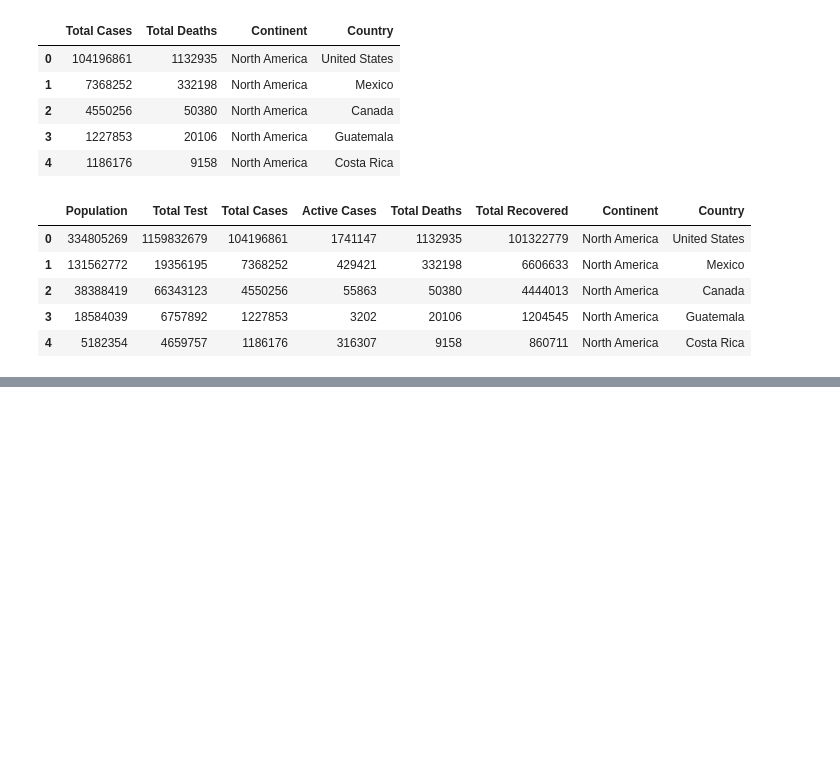
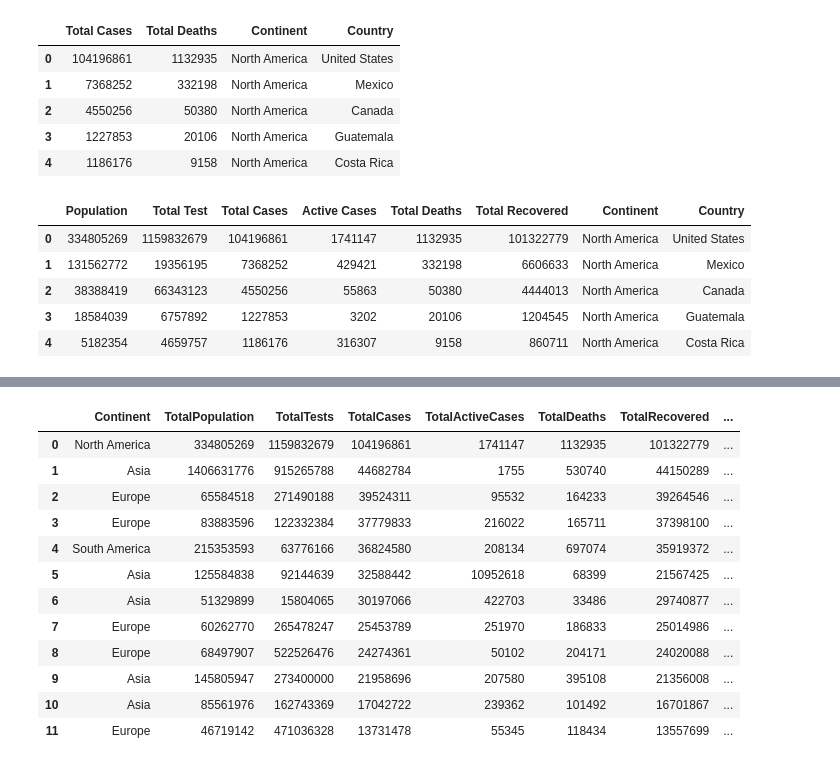
Before and after one commit to BootCamp24/project-3-group-05, a Jupyter notebook: data_engineering_eda/EDA.ipynb, the cells around one changed output, grey strips where cells are left out. Drawn from its saved outputs; the diff is of its cells as text; code cells hidden in the pictures; blank space fills up the shorter version.

```diff
--- a/data_engineering_eda/EDA.ipynb
+++ b/data_engineering_eda/EDA.ipynb
@@ -373,0 +467,45 @@ df_map.head()
+# %%
+# user inputs
+user_continent = 'All'
+user_min_total_cases = 1
+
+# switch on user_region
+if user_continent == 'All':
+    where_clause = "1=1"
+else:
+    where_clause = f"Continent = '{user_continent}'"
+
+query = f"""
+            SELECT
+               Continent,
+                "Population" AS TotalPopulation,
+                "Total Test" AS TotalTests,
+                "Total Cases" AS TotalCases,
+                "Active Cases" AS TotalActiveCases,
+                "Total Deaths" AS TotalDeaths,
+                "Total Recovered" AS TotalRecovered,
+                Country
+
+
+            From
+                covid
+            Order by
+                "Total Cases" DESC;
+
+            """
+df_table_all = pd.read_sql((query), con=engine)
+df_table_all.head(12)
+# %% [output]
+|  | Continent | TotalPopulation | TotalTests | TotalCases | TotalActiveCases | TotalDeaths | TotalRecovered | ... |
+| 0 | North America | 334805269 | 1159832679 | 104196861 | 1741147 | 1132935 | 101322779 | ... |
+| 1 | Asia | 1406631776 | 915265788 | 44682784 | 1755 | 530740 | 44150289 | ... |
+| 2 | Europe | 65584518 | 271490188 | 39524311 | 95532 | 164233 | 39264546 | ... |
+| 3 | Europe | 83883596 | 122332384 | 37779833 | 216022 | 165711 | 37398100 | ... |
+| 4 | South America | 215353593 | 63776166 | 36824580 | 208134 | 697074 | 35919372 | ... |
+| 5 | Asia | 125584838 | 92144639 | 32588442 | 10952618 | 68399 | 21567425 | ... |
+| 6 | Asia | 51329899 | 15804065 | 30197066 | 422703 | 33486 | 29740877 | ... |
+| 7 | Europe | 60262770 | 265478247 | 25453789 | 251970 | 186833 | 25014986 | ... |
+| 8 | Europe | 68497907 | 522526476 | 24274361 | 50102 | 204171 | 24020088 | ... |
+| 9 | Asia | 145805947 | 273400000 | 21958696 | 207580 | 395108 | 21356008 | ... |
+| 10 | Asia | 85561976 | 162743369 | 17042722 | 239362 | 101492 | 16701867 | ... |
+| 11 | Europe | 46719142 | 471036328 | 13731478 | 55345 | 118434 | 13557699 | ... |
```
Also changed, not shown: parts of 7 cells of this notebook, 6 other files.
